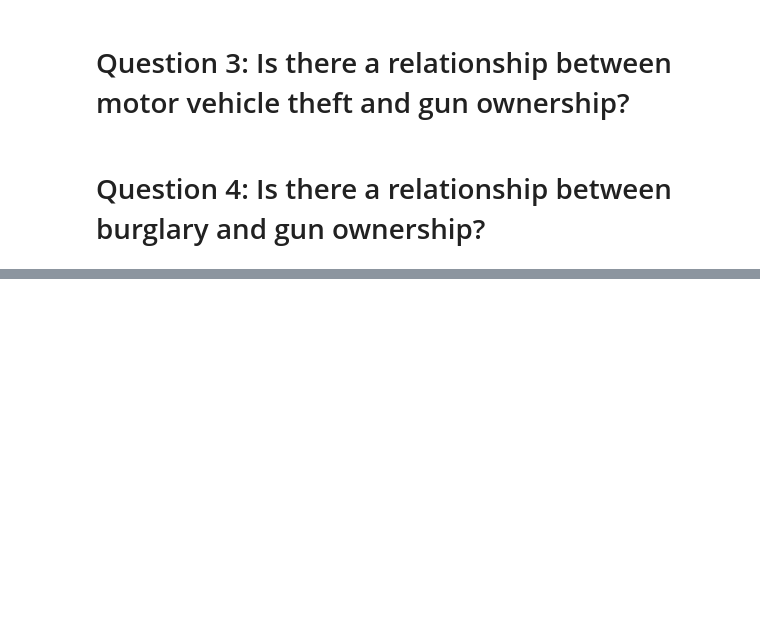
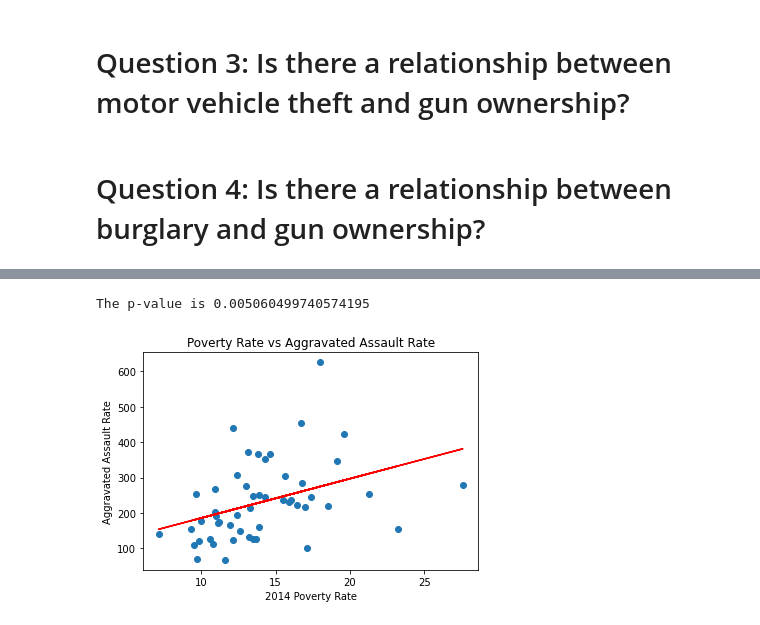
Before and after one commit to csadlo/GunOwnersAndCrime, a Jupyter notebook: analyze.ipynb, the cells around one changed output, grey strips where cells are left out. Drawn from its saved outputs; the diff is of its cells as text; code cells hidden in the pictures; blank space fills up the shorter version.

```diff
--- a/analyze.ipynb
+++ b/analyze.ipynb
@@ -624,14 +684,17 @@ print(f"The p-value is {pvalue}")
 # %%
-(slope, intercept, rvalue, pvalue, stderr) = linregress(poverty_rate, assault_rate)
-regress_values = poverty_rate * slope + intercept
+(slope, intercept, rvalue, pvalue, stderr) = linregress(poverty_rate_2014, assault_rate)
+regress_values = poverty_rate_2014 * slope + intercept
 line_eq = "y = " + str(round(slope,2)) + "x + " + str(round(intercept,2))
 
-plt.scatter(poverty_rate, assault_rate)
-plt.plot(poverty_rate,regress_values,"r-")
+plt.scatter(poverty_rate_2014, assault_rate)
+plt.plot(poverty_rate_2014,regress_values,"r-")
 # plt.annotate(line_eq,(1,1),fontsize=15,color="red")
 
 plt.title("Poverty Rate vs Aggravated Assault Rate")
 plt.ylabel("Aggravated Assault Rate")
 plt.xlabel("2014 Poverty Rate")
 print(f"The p-value is {pvalue}")
+# %% [output]
+The p-value is 0.005060499740574195
+[figure, added]
 # %%
```
Also changed, not shown: parts of 13 cells of this notebook.
